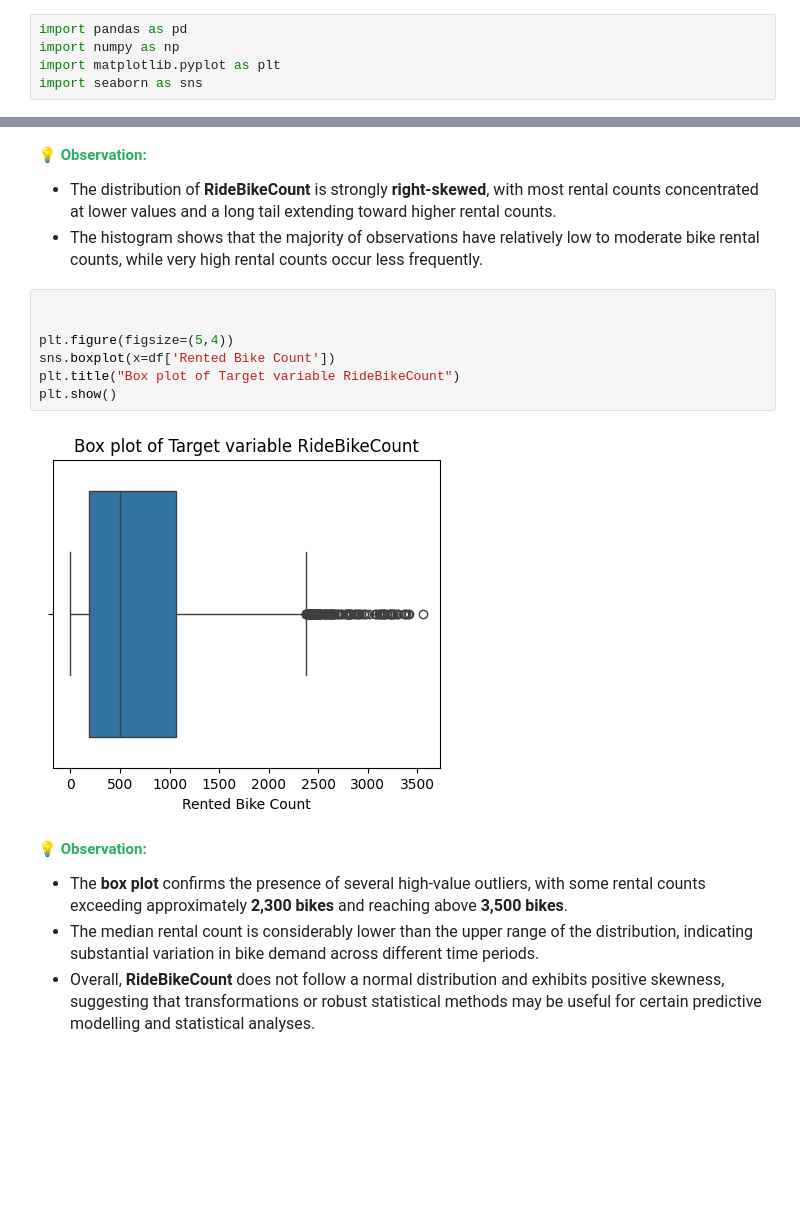
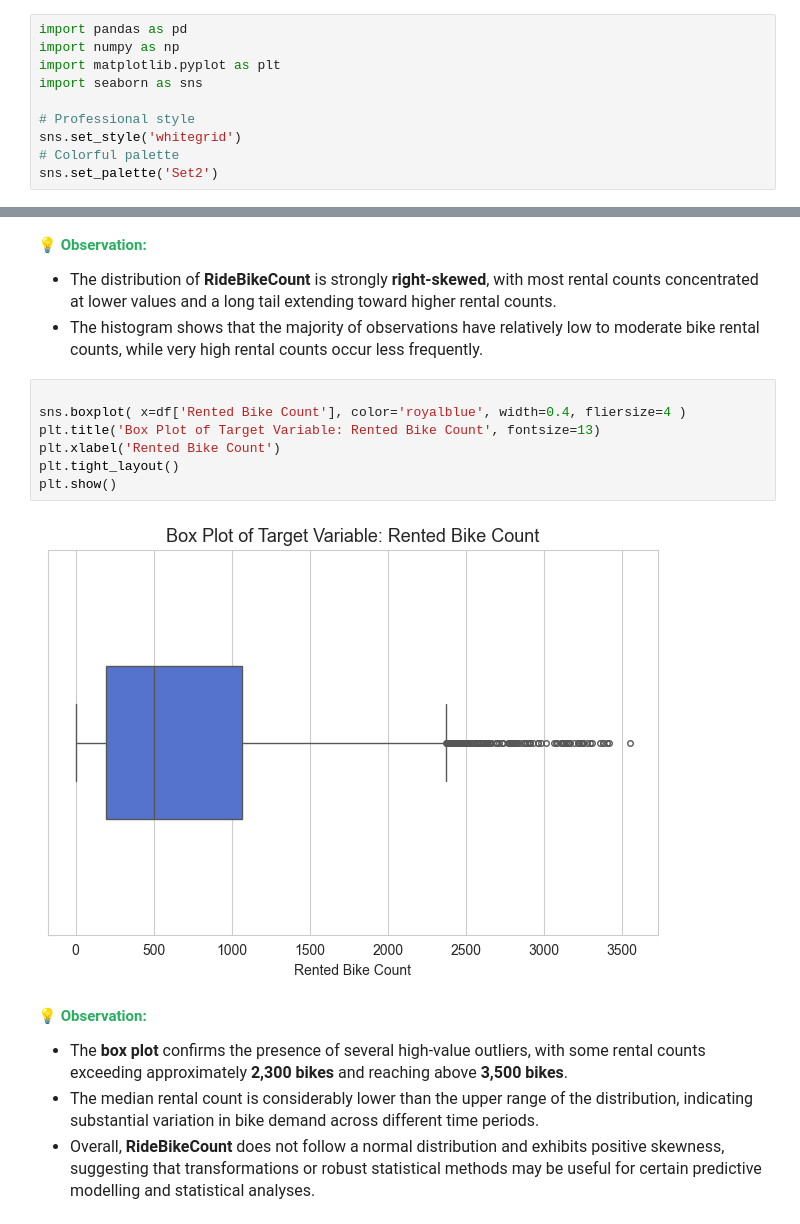
Before and after one commit to Apeetha-Srinivasan/Seoul_Rental_Bike_Sharing_Demand, a Jupyter notebook: main.ipynb, the cells around one changed output, grey strips where cells are left out. Drawn from its saved outputs; the diff is of its cells as text; blank space fills up the shorter version.

```diff
--- a/main.ipynb
+++ b/main.ipynb
@@ -75,6 +75,11 @@ import pandas as pd
 import numpy as np
 import matplotlib.pyplot as plt
 import seaborn as sns
+
+# Professional style
+sns.set_style('whitegrid')
+# Colorful palette
+sns.set_palette('Set2')
 # %% [markdown]
 <h3 style="color:#2E86C1;">Loading Dataset</h3>
 # %%
@@ -604,13 +610,13 @@ plt.show()
 <p><span style="color:#27AE60;"><b>💡 Observation:</b></span></p> <ul style="font-size:16px; line-height:1.6;"> <li>The distribution of <b>RideBikeCount</b> is strongly <b>right-skewed</b>, with most rental counts concentrated at lower values and a long tail extending toward higher rental counts.</li> <li>The histogram shows that the majority of observations have relatively low to moderate bike rental counts, while very high rental counts occur less frequently.</li></ul>
 # %%
 
-
-plt.figure(figsize=(5,4))
-sns.boxplot(x=df['Rented Bike Count'])
-plt.title("Box plot of Target variable RideBikeCount")
+sns.boxplot( x=df['Rented Bike Count'], color='royalblue', width=0.4, fliersize=4 )
+plt.title('Box Plot of Target Variable: Rented Bike Count', fontsize=13)
+plt.xlabel('Rented Bike Count')
+plt.tight_layout()
 plt.show()
 # %% [output]
-[figure, old version]
+[figure, new version]
 # %% [markdown]
 <p><span style="color:#27AE60;"><b>💡 Observation:</b></span></p> <ul style="font-size:16px; line-height:1.6;">
 <li>The <b>box plot</b> confirms the presence of several high-value outliers, with some rental counts exceeding approximately <b>2,300 bikes</b> and reaching above <b>3,500 bikes</b>.</li> <li>The median rental count is considerably lower than the upper range of the distribution, indicating substantial variation in bike demand across different time periods.</li> <li>Overall, <b>RideBikeCount</b> does not follow a normal distribution and exhibits positive skewness, suggesting that transformations or robust statistical methods may be useful for certain predictive modelling and statistical analyses.</li> </ul>
```
Also changed, not shown: parts of 19 cells of this notebook.
